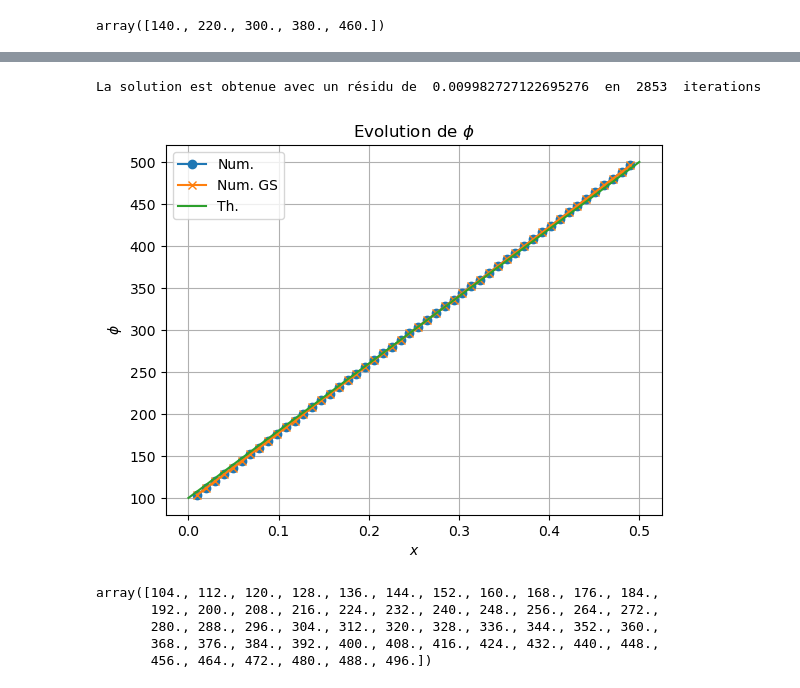
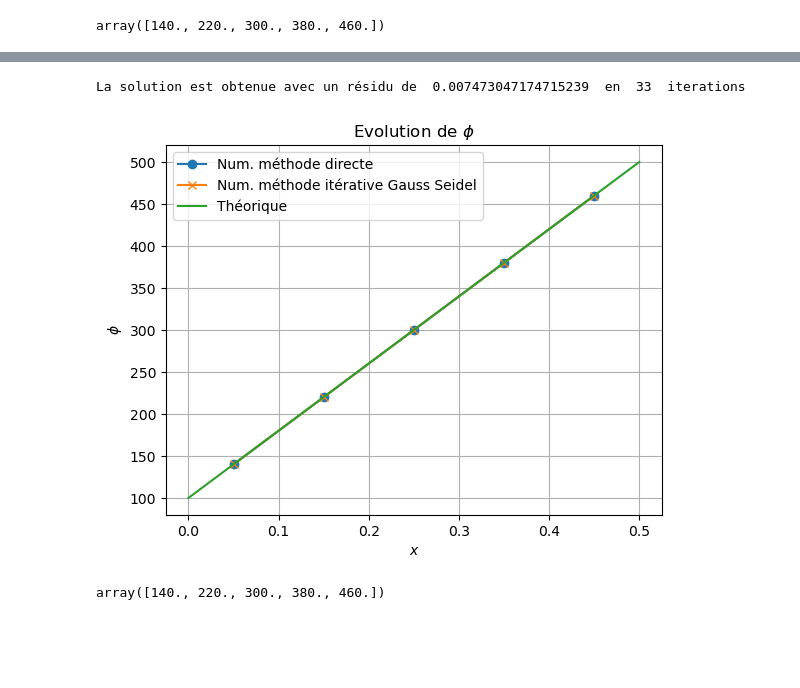
Before and after one commit to fbob/INSA-4A-MFN, a Jupyter notebook: CFD_4A_TD.ipynb, the cells around one changed output, grey strips where cells are left out. Drawn from its saved outputs; the diff is of its cells as text; code cells hidden in the pictures; blank space fills up the shorter version.

```diff
--- a/CFD_4A_TD.ipynb
+++ b/CFD_4A_TD.ipynb
@@ -90,7 +92,7 @@ Afin de tester l'influence de la discrétisation spatiale sur les résultats et
 def diffusion(L,N,phiA,phiB):
     # Creation du maillage
     dx = L / (N)               # Pas d'espace
-    x = np.linspace(dx,L-dx,N) # Maillage 1D (abscisse centre des cellules)
+    x = np.linspace(dx/2,L-dx/2,N) # Maillage 1D (abscisse centre des cellules)
 
     a = np.zeros((N,N))       # Matrice du schéma numérique
     b = np.zeros(N)            # Vecteur second membre
@@ -196,7 +246,7 @@ def gauss_seidel(a,b,eps):
 def diffusion_gs(L,N,phiA,phiB,eps):
     # Creation du maillage
     dx = L / (N)               # Pas d'espace
-    x = np.linspace(dx,L-dx,N) # Maillage 1D (abscisse centre des cellules)
+    x = np.linspace(dx/2,L-dx/2,N) # Maillage 1D (abscisse centre des cellules)
 
     a = np.zeros((N,N))       # Matrice du schéma numérique
     b = np.zeros(N)            # Vecteur second membre
@@ -230,7 +280,7 @@ def diffusion_gs(L,N,phiA,phiB,eps):
     return x, phi
 # %%
 # Maillage
-N = 50                # Nb de cellules
+N = 5                # Nb de cellules
 L = 0.5               # Longueur du domaine
 
 # Paramètres physiques
@@ -248,29 +298,25 @@ x_gs, phi_gs = diffusion_gs(L,N,phiA,phiB,eps)
 x_ana = np.linspace(0,L,N)
 phi_ana = (phiB-phiA)*x_ana/L+phiA
 # %% [output]
-La solution est obtenue avec un résidu de  0.009982727122695276  en  2853  iterations
+La solution est obtenue avec un résidu de  0.007473047174715239  en  33  iterations
 # %%
 # Affichage de la solution
 plt.figure()
 plt.grid()
 plt.title(r"Evolution de $\phi$")
-plt.plot(x,phi,'-o',label="Num.")
-plt.plot(x_gs,phi_gs,'-x',label="Num. GS")
-plt.plot(x_ana,phi_ana,'-',label="Th.")
+plt.plot(x,phi,'-o',label="Num. méthode directe")
+plt.plot(x_gs,phi_gs,'-x',label="Num. méthode itérative Gauss Seidel")
+plt.plot(x_ana,phi_ana,'-',label="Théorique")
 plt.xlabel(r'$x$')
 plt.ylabel(r'$\phi$')
 plt.legend()
 plt.show()
 # %% [output]
-[figure, old version]
+[figure, new version]
 # %%
 phi
 # %% [output]
-array([104., 112., 120., 128., 136., 144., 152., 160., 168., 176., 184.,
-       192., 200., 208., 216., 224., 232., 240., 248., 256., 264., 272.,
-       280., 288., 296., 304., 312., 320., 328., 336., 344., 352., 360.,
-       368., 376., 384., 392., 400., 408., 416., 424., 432., 440., 448.,
-       456., 464., 472., 480., 488., 496.])
+array([140., 220., 300., 380., 460.])
 # %%
 phi_gs
 # %% [output]
```
Also changed, not shown: parts of 21 cells of this notebook.
